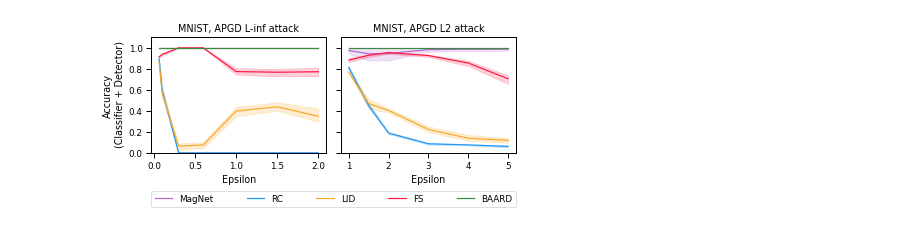
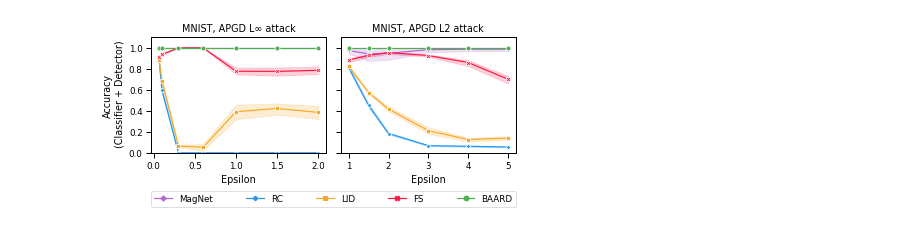
Before and after one commit to changx03/baard_exp2, a Jupyter notebook: charts/acc_plots.ipynb, the cells around one changed output. Drawn from its saved outputs; the diff is of its cells as text; code cells hidden in the pictures.

```diff
--- a/charts/acc_plots.ipynb
+++ b/charts/acc_plots.ipynb
@@ -10,17 +10,17 @@ import matplotlib.pyplot as plt
 import seaborn as sns
 from matplotlib import gridspec
 # %%
-cols_baard = [
-    '#81C784',  # Stage 1
-    '#4CAF50',  # Stage 2
-    '#388E3C'   # Stage 3
-]
+# cols_baard = [
+#     '#81C784',  # Stage 1
+#     '#4CAF50',  # Stage 2
+#     '#388E3C'   # Stage 3
+# ]
 cols = [
     '#b166d0',  # magnet
     '#2196f3',  # rc
     '#F9A825',  # lid
     '#ff1744',  # fs
-    '#388E3C',  # baard
+    '#4CAF50',  # baard
 ]
 # %%
 df = pd.read_csv('full_results.csv')
@@ -59,33 +59,33 @@ hue_order = ['MagNet', 'RC', 'LID', 'FS', 'BAARD']
 # %%
 sns.set_context('paper')
 f, ax = plt.subplots(1,2, figsize=(6, 2.5))
 
 data1 = df[(df['data'] == 'MNIST') & (df['attack'] == 'apgd')]
-s1 = sns.lineplot(x='adv_param', y='acc_on_adv', hue='defence', data=data1,
+s1 = sns.lineplot(x='adv_param', y='acc_on_adv', hue='defence', style='defence', data=data1, markers=True, dashes=False,
     palette=cols, hue_order=hue_order, ax=ax[0])
 s1.set(xlabel='Epsilon', ylabel="Accuracy\n (Classifier + Detector)")
 s1.legend_.remove()
 ax[0].set(ylim=(0, 1.1))
-ax[0].set_title('MNIST, APGD L-inf attack')
+ax[0].set_title('MNIST, APGD L∞ attack')
 
 data2 = df[(df['data'] == 'MNIST') & (df['attack'] == 'apgd2')]
-s2 = sns.lineplot(x='adv_param', y='acc_on_adv', hue='defence', data=data2,
+s2 = sns.lineplot(x='adv_param', y='acc_on_adv', hue='defence', style='defence', data=data2, markers=True, dashes=False,
     palette=cols, hue_order=hue_order, ax=ax[1])
 s2.set(xlabel='Epsilon', ylabel=None, yticklabels=[])
 s2.legend_.remove()
 ax[1].set(ylim=(0, 1.1))
 ax[1].set_title('MNIST, APGD L2 attack')
 
 plt.tight_layout(pad=1)
 bb = (
     f.subplotpars.left,
     f.subplotpars.bottom - 0.3,
     f.subplotpars.right - f.subplotpars.left,
     .1
 )
 plt.legend(bbox_to_anchor=bb, loc='lower left', ncol=5, mode="expand",
     borderaxespad=0., bbox_transform=f.transFigure)
 plt.savefig('lineplot_mnist_apgd_acc.pdf', format='pdf', dpi=1200, bbox_inches='tight')
 # %% [output]
-[figure, old version]
+[figure, new version]
 # %%
```
Also changed, not shown: parts of 7 cells of this notebook, 12 other files.
